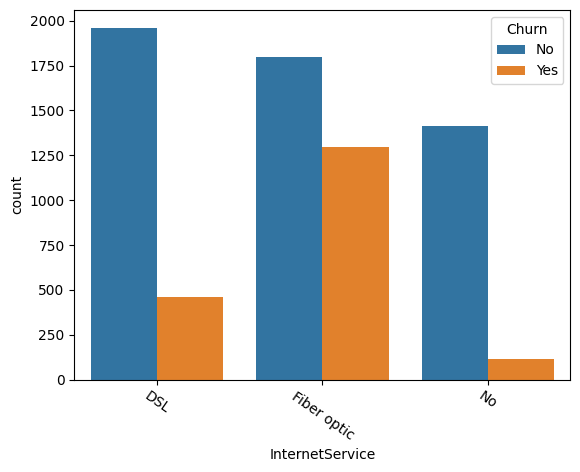
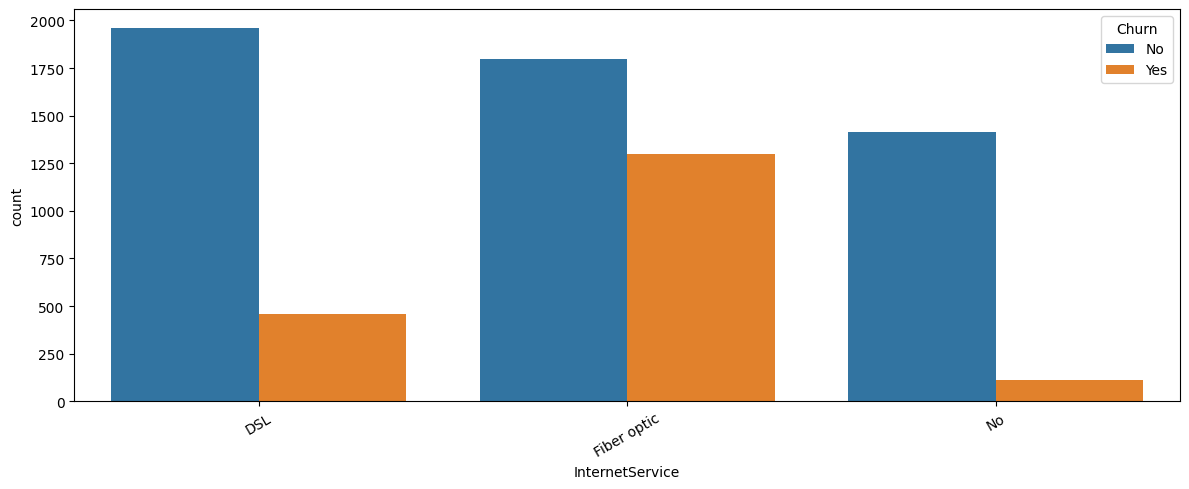
The notebook cell's code change between the first figure and the second:
--- before
+++ after
@@ -1,5 +1,5 @@
+plt.figure(figsize=(12,5))
 sns.countplot(x='InternetService', hue='Churn', data=df)
-plt.xticks(rotation=325)
-plt.figure(figsize=(25,45))
+plt.xticks(rotation=30)
 plt.tight_layout()
 plt.show()

Commit: fixed the file path bug and updated markdown